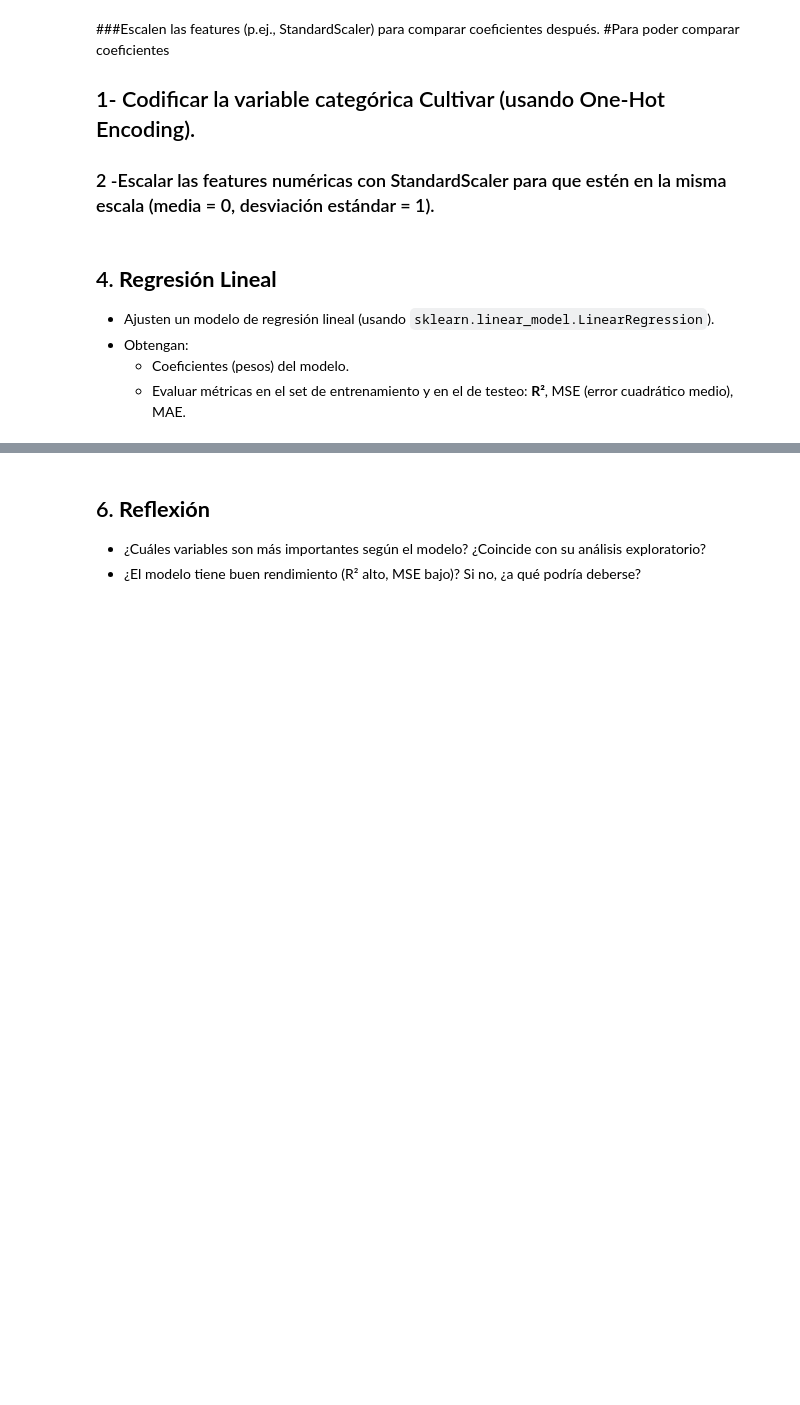
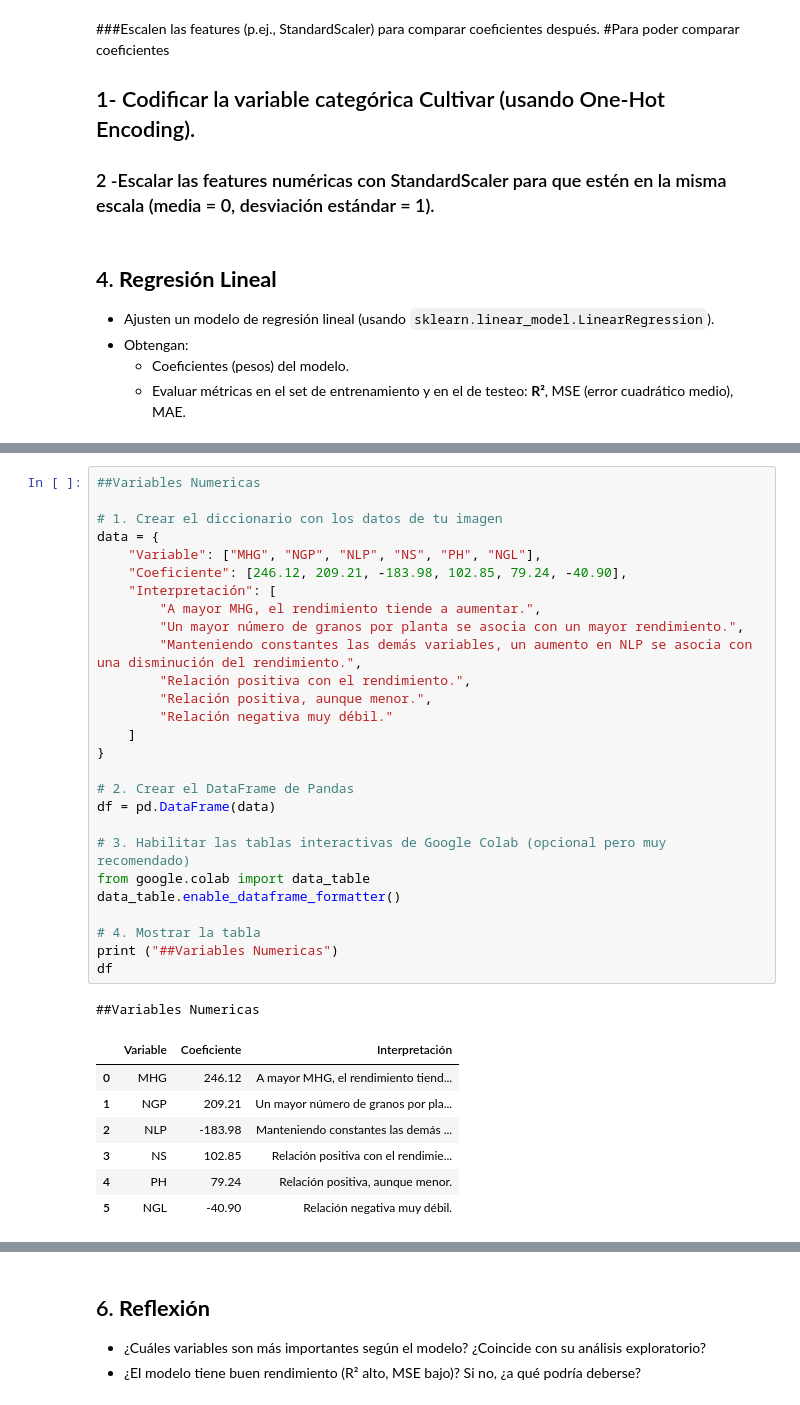
Before and after one commit to IgnacioAntonio82/APRENDIZAJE-AUTOM-TICO-1, a Jupyter notebook: TP1_AA1_regresion_lineal_Aguilar_Ignacio/TP1_RegresionLineal.ipynb, the cells around one changed output, grey strips where cells are left out. Saved outputs shown, nothing was run; the diff lists cells and outputs as text; blank space fills up the shorter version.

Commit message:
Se creó con Colab

```diff
--- a/TP1_AA1_regresion_lineal_Aguilar_Ignacio/TP1_RegresionLineal.ipynb
+++ b/TP1_AA1_regresion_lineal_Aguilar_Ignacio/TP1_RegresionLineal.ipynb
@@ -569,0 +642,36 @@ Coeficientes positivos → mayor rendimiento esperado que la referencia.
+# %%
+##Variables Numericas
+
+# 1. Crear el diccionario con los datos de tu imagen
+data = {
+    "Variable": ["MHG", "NGP", "NLP", "NS", "PH", "NGL"],
+    "Coeficiente": [246.12, 209.21, -183.98, 102.85, 79.24, -40.90],
+    "Interpretación": [
+        "A mayor MHG, el rendimiento tiende a aumentar.",
+        "Un mayor número de granos por planta se asocia con un mayor rendimiento.",
+        "Manteniendo constantes las demás variables, un aumento en NLP se asocia con una disminución del rendimiento.",
+        "Relación positiva con el rendimiento.",
+        "Relación positiva, aunque menor.",
+        "Relación negativa muy débil."
+    ]
+}
+
+# 2. Crear el DataFrame de Pandas
+df = pd.DataFrame(data)
+
+# 3. Habilitar las tablas interactivas de Google Colab (opcional pero muy recomendado)
+from google.colab import data_table
+data_table.enable_dataframe_formatter()
+
+# 4. Mostrar la tabla
+print ("##Variables Numericas")
+df
+# %% [output]
+##Variables Numericas
+|  | Variable | Coeficiente | Interpretación |
+| 0 | MHG | 246.12 | A mayor MHG, el rendimiento tiend... |
+| 1 | NGP | 209.21 | Un mayor número de granos por pla... |
+| 2 | NLP | -183.98 | Manteniendo constantes las demás ... |
+| 3 | NS | 102.85 | Relación positiva con el rendimie... |
+| 4 | PH | 79.24 | Relación positiva, aunque menor. |
+| 5 | NGL | -40.90 | Relación negativa muy débil. |
```
Also changed, not shown: parts of 21 cells of this notebook.
